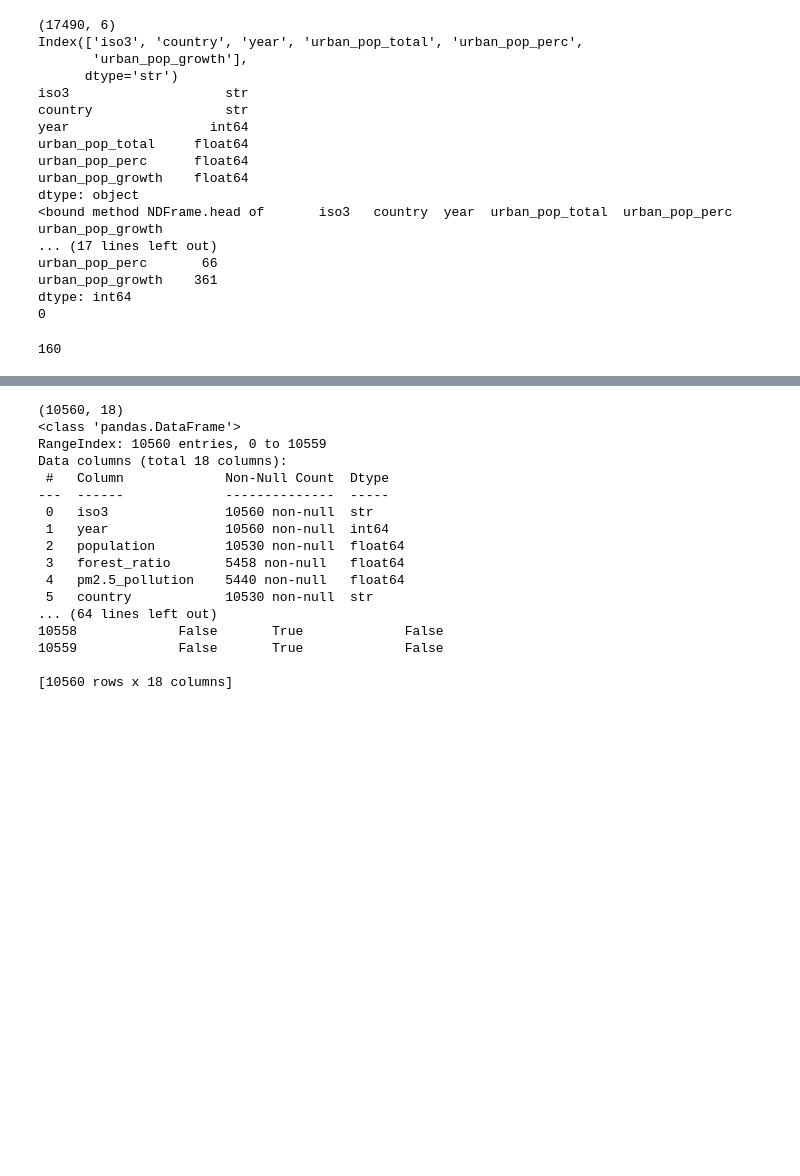
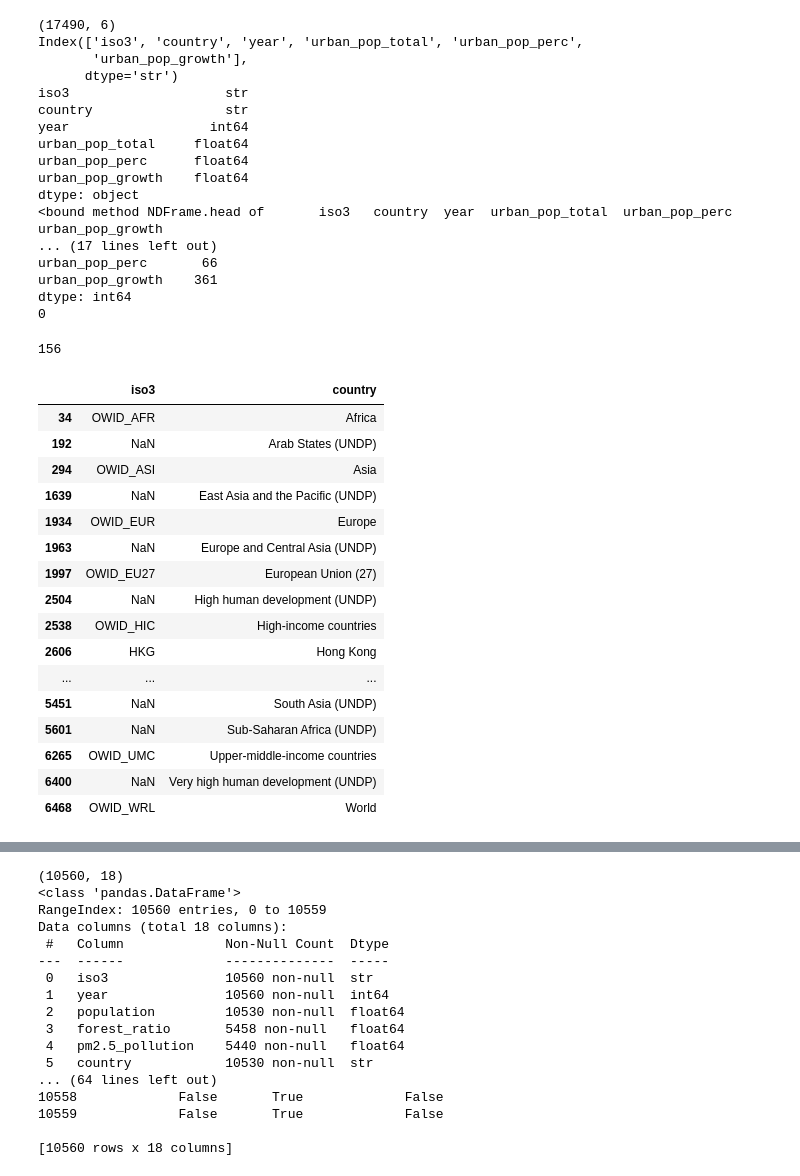
Before and after one commit to Mil4222/Final-Project, a Jupyter notebook: scripts/final_merge/final_merge.ipynb, the cells around one changed output, grey strips where cells are left out. Cells and saved outputs as stored; diff of their text form; code cells hidden in the pictures; blank space fills up the shorter version.

Commit message:
add hdi and life expectancy data

```diff
--- a/scripts/final_merge/final_merge.ipynb
+++ b/scripts/final_merge/final_merge.ipynb
@@ -17,6 +17,9 @@ hci_path=data_path/"clean_data_mila"/"hci_clean.csv"
 pollution_path=data_path/"clean_data_mila"/"pollution_clean.csv"
 rural_path=data_path/"clean_data_mila"/"rural_pop_clean.csv"
 totalpop_path=data_path/"clean_data_mila"/"total_pop_clean.csv"
+
+hdi_path = data_path/"clean_data_mila"/"hdi_windata_clean.csv"
+life_exp_path = data_path/"clean_data_ivana"/"life_expectancy.csv"
 # %%
 geo=pd.read_csv(geo_path,keep_default_na=False,na_values=[""])
 
@@ -27,3 +30,6 @@ hci=pd.read_csv(hci_path)
 pollution=pd.read_csv(pollution_path)
 rural=pd.read_csv(rural_path)
 totalpop=pd.read_csv(totalpop_path)
+
+hdi = pd.read_csv(hdi_path)
+life = pd.read_csv(life_exp_path)
@@ -186,10 +256,37 @@ unemployment=unemployment.drop(columns="country")
 rural=rural.drop(columns="country")
 pollution=pollution.drop(columns="country")
 hci=hci.drop(columns="country")
+
+hdi = hdi.drop(columns={"country", "region"})
+life = life.drop(columns="country")
 # %%
-#w/o hci 182 countries
-common_iso=(set(geo["iso3"])&set(unemployment["iso3"])&set(urbanpop["iso3"])&set(hci["iso3"])&set(pollution["iso3"])&set(rural["iso3"]))
+#w/o hci and life = 178, w/o hci = 168, with everything = 156
+common_iso=(set(geo["iso3"])&set(unemployment["iso3"])&set(urbanpop["iso3"])&set(pollution["iso3"])&set(rural["iso3"])&set(hdi["iso3"])&set(life["iso3"])&set(hci["iso3"]))
 
+# &set(hci["iso3"])
+# &set(life["iso3"])
+# &set(hdi["iso3"])
 print(len(common_iso))
 # %% [output]
-160
+156
+# %%
+hdi_only = set(hdi["iso3"]) - set(geo["iso3"])
+hdi[hdi["iso3"].isin(hdi_only)][["iso3", "country"]].drop_duplicates()
+# %% [output]
+|  | iso3 | country |
+| 34 | OWID_AFR | Africa |
+| 192 | NaN | Arab States (UNDP) |
+| 294 | OWID_ASI | Asia |
+| 1639 | NaN | East Asia and the Pacific (UNDP) |
+| 1934 | OWID_EUR | Europe |
+| 1963 | NaN | Europe and Central Asia (UNDP) |
+| 1997 | OWID_EU27 | European Union (27) |
+| 2504 | NaN | High human development (UNDP) |
+| 2538 | OWID_HIC | High-income countries |
+| 2606 | HKG | Hong Kong |
+| ... | ... | ... |
+| 5451 | NaN | South Asia (UNDP) |
+| 5601 | NaN | Sub-Saharan Africa (UNDP) |
+| 6265 | OWID_UMC | Upper-middle-income countries |
+| 6400 | NaN | Very high human development (UNDP) |
+| 6468 | OWID_WRL | World |
```
Also changed, not shown: parts of 4 cells of this notebook.
